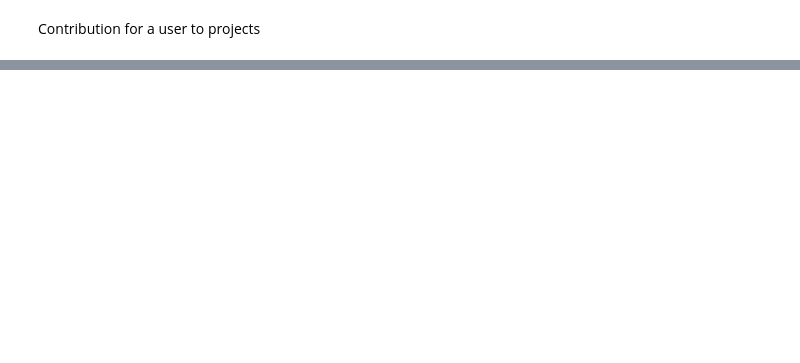
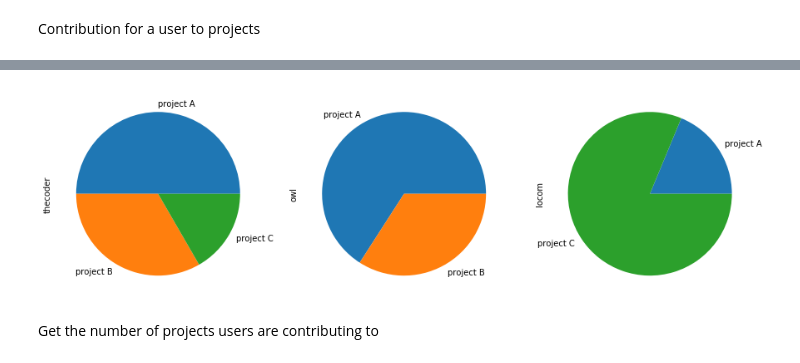
Before and after one commit to sylhare/git-processor, a Jupyter notebook: jupyter/Git Processor Demo.ipynb, the cells around one changed output, grey strips where cells are left out. Cells and saved outputs as stored; diff of their text form; code cells hidden in the pictures; blank space fills up the shorter version.

```diff
--- a/jupyter/Git Processor Demo.ipynb
+++ b/jupyter/Git Processor Demo.ipynb
@@ -146,0 +141,13 @@ plot = average['dog'].drop('total').transpose().plot(kind='pie',stacked=True)
+# %%
+fig = plt.figure(figsize=(15,7))
+ax1 = fig.add_subplot(131)
+ax2 = fig.add_subplot(132)
+ax3 = fig.add_subplot(133)
+
+_ = average['thecoder'].drop('total').transpose().plot.pie(ax=ax1)
+_ = average['owl'].drop('total').transpose().plot.pie(ax=ax2)
+_ = average['locom'].drop('total').transpose().plot.pie(ax=ax3)
+# %% [output]
+[figure, added]
+# %% [markdown]
+Get the number of projects users are contributing to
```
Also changed, not shown: parts of 13 cells of this notebook.
